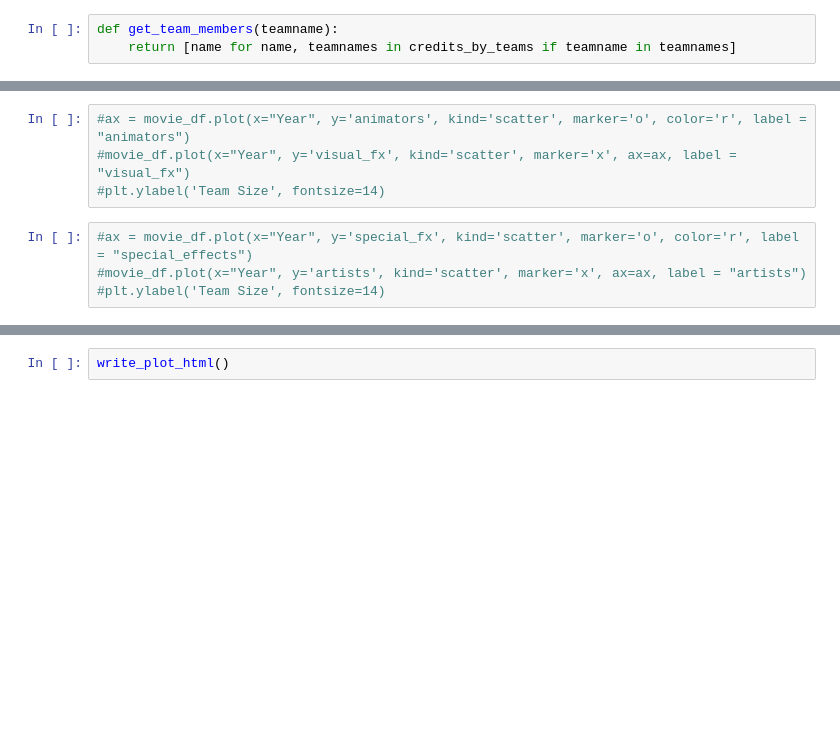
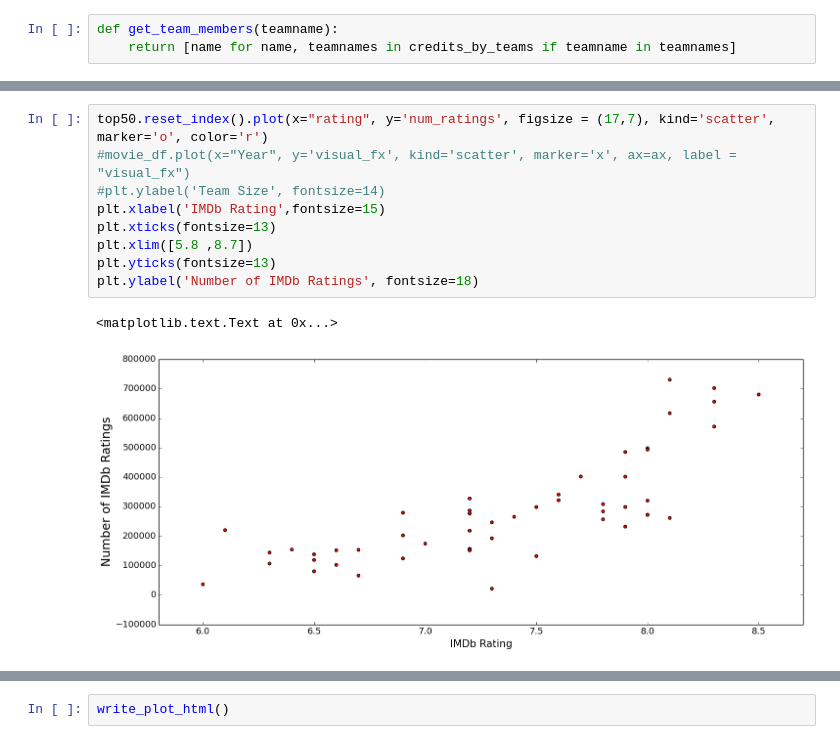
Before and after one commit to irenium/IMDB_scraping, a Jupyter notebook: Bokeh Plots.ipynb, the cells around one changed output, grey strips where cells are left out. Drawn from its saved outputs; the diff is of its cells as text; blank space fills up the shorter version.

```diff
--- a/Bokeh Plots.ipynb
+++ b/Bokeh Plots.ipynb
@@ -105,11 +154,15 @@ studio_list = sorted_df.index.tolist()
 # %%
-#ax = movie_df.plot(x="Year", y='animators', kind='scatter', marker='o', color='r', label = "animators")
+top50.reset_index().plot(x="rating", y='num_ratings', figsize = (17,7), kind='scatter', marker='o', color='r')
 #movie_df.plot(x="Year", y='visual_fx', kind='scatter', marker='x', ax=ax, label = "visual_fx")
 #plt.ylabel('Team Size', fontsize=14)
+plt.xlabel('IMDb Rating',fontsize=15)
+plt.xticks(fontsize=13)
+plt.xlim([5.8 ,8.7])
+plt.yticks(fontsize=13)
+plt.ylabel('Number of IMDb Ratings', fontsize=18)
+# %% [output]
+<matplotlib.text.Text at 0x...>
+[figure, added]
-# %%
-#ax = movie_df.plot(x="Year", y='special_fx', kind='scatter', marker='o', color='r', label = "special_effects")
-#movie_df.plot(x="Year", y='artists', kind='scatter', marker='x', ax=ax, label = "artists")
-#plt.ylabel('Team Size', fontsize=14)
 # %%
 import plot_movies
 def make_interactive_plot():
```
Also changed, not shown: parts of 10 cells of this notebook, 4 other files.
